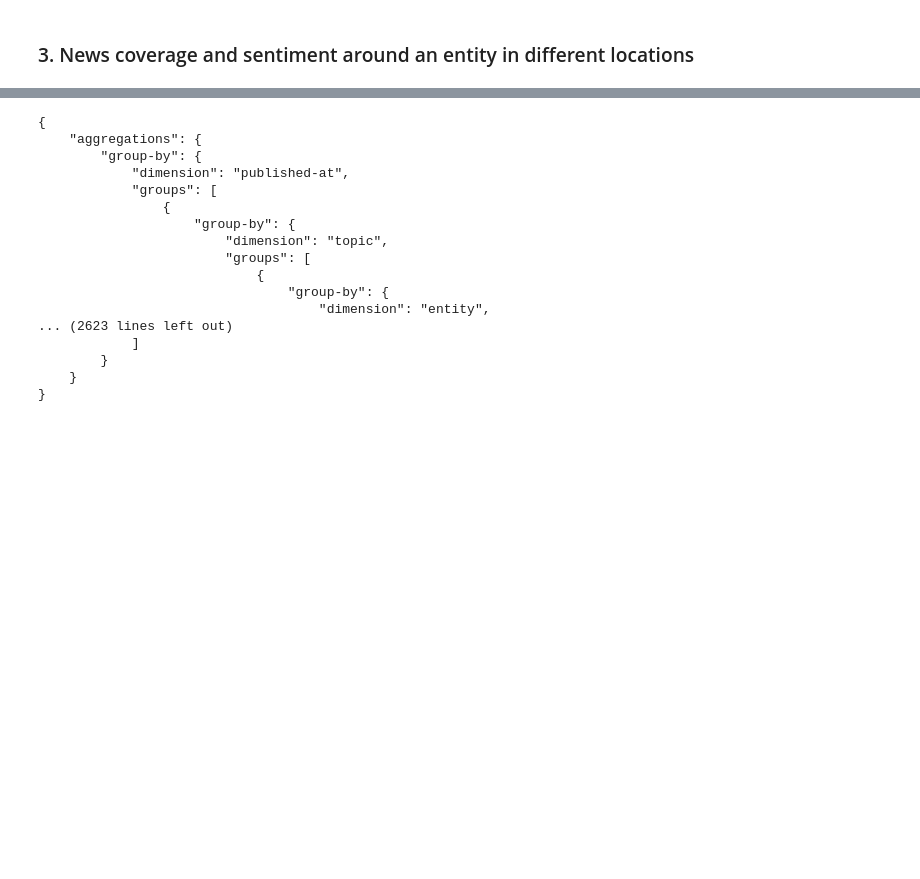
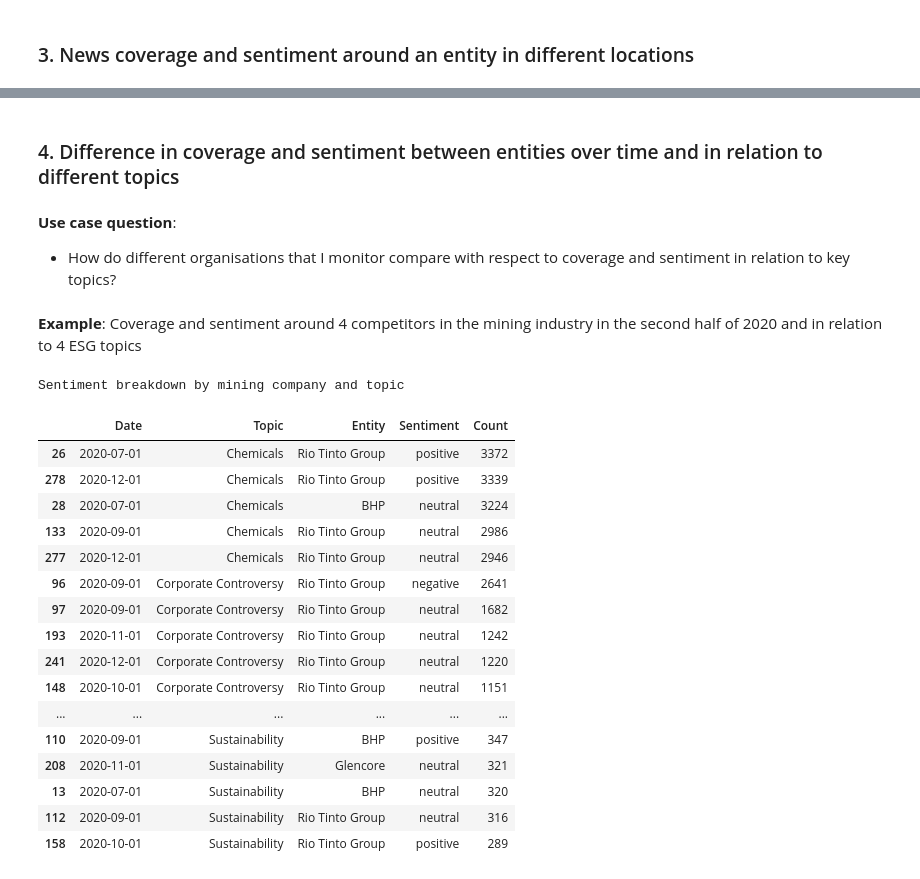
Before and after one commit to signal-ai/signal-api-tools, a Jupyter notebook: notebooks/trends_tutorial.ipynb, the cells around one changed output, grey strips where cells are left out. Cells and saved outputs as stored; diff of their text form; code cells hidden in the pictures; blank space fills up the shorter version.

```diff
--- a/notebooks/trends_tutorial.ipynb
+++ b/notebooks/trends_tutorial.ipynb
@@ -309,3 +402,11 @@ How do different organisations that I monitor compare with respect to coverage a
+# %% [markdown]
+### 4. Difference in coverage and sentiment between entities over time and in relation to different topics
+# %% [markdown]
+**Use case question**:
+
+- How do different organisations that I monitor compare with respect to coverage and sentiment in relation to key topics?
+# %% [markdown]
+**Example**: Coverage and sentiment around 4 competitors in the mining industry in the second half of 2020 and in relation to 4 ESG topics
 # %%
 topics_ids = [
     "22297881-a936-4b51-a880-a7152c8ecc68",
@@ -324,16 +425,15 @@ entity_ids = [
 query = {
     "where": {
         "published-at": {
-            "gte": "2021-01-01",
-            "lte": "2021-01-31"
+            "gte": "2020-07-01",
+            "lte": "2020-12-31"
         }
     },
     "aggregations": {
         "group-by": [
-            # since we are here looking at a particular one-month window, perhaps this time we could use week intervals
             {
                 "dimension": "published-at",
-                "interval": "week"
+                "interval": "month"
             },
             {
                 "dimension": "topic",
@@ -351,24 +451,47 @@ query = {
     }
 }
 
-result = request(json=query).json()
-
-print(json.dumps(result, indent=4, sort_keys=True))
+mining_companies_result = request(json=query).json()
-# %% [output]
-{
-    "aggregations": {
-        "group-by": {
-            "dimension": "published-at",
-            "groups": [
-                {
-                    "group-by": {
-                        "dimension": "topic",
-                        "groups": [
-                            {
-                                "group-by": {
-                                    "dimension": "entity",
-... (2623 lines left out)
-            ]
-        }
-    }
-}
+# %%
+df = json_normalize(
+    mining_companies_result['aggregations']['group-by'],
+    ['groups', 'group-by', 'groups', 'group-by', 'groups', 'group-by', 'groups'],
+    [['groups', 'value'],
+     ['groups', 'group-by', 'groups', 'value'],
+     ['groups', 'group-by', 'groups', 'group-by', 'groups', 'value']],
+    errors='ignore')
+
+df = df.rename(columns={'value': 'Sentiment',
+                        'metrics.document-count': 'Count',
+                        'groups.value': 'Date',
+                        'groups.group-by.groups.value': 'Topic',
+                        'groups.group-by.groups.group-by.groups.value': 'Entity'})
+
+df['Topic'] = df['Topic'].apply(lambda x: x['name'])
+df['Entity'] = df['Entity'].apply(lambda x: x['name'])
+
+df = df.reindex(columns=['Date', 'Topic', 'Entity', 'Sentiment', 'Count'])
+
+# take top 5 rows by document count for each topic
+df = df.sort_values('Count',ascending = False).groupby('Topic').head(5)
+
+df.style.set_caption('Sentiment breakdown by mining company and topic')
+# %% [output]
+Sentiment breakdown by mining company and topic
+|  | Date | Topic | Entity | Sentiment | Count |
+| 26 | 2020-07-01 | Chemicals | Rio Tinto Group | positive | 3372 |
+| 278 | 2020-12-01 | Chemicals | Rio Tinto Group | positive | 3339 |
+| 28 | 2020-07-01 | Chemicals | BHP | neutral | 3224 |
+| 133 | 2020-09-01 | Chemicals | Rio Tinto Group | neutral | 2986 |
+| 277 | 2020-12-01 | Chemicals | Rio Tinto Group | neutral | 2946 |
+| 96 | 2020-09-01 | Corporate Controversy | Rio Tinto Group | negative | 2641 |
+| 97 | 2020-09-01 | Corporate Controversy | Rio Tinto Group | neutral | 1682 |
+| 193 | 2020-11-01 | Corporate Controversy | Rio Tinto Group | neutral | 1242 |
+| 241 | 2020-12-01 | Corporate Controversy | Rio Tinto Group | neutral | 1220 |
+| 148 | 2020-10-01 | Corporate Controversy | Rio Tinto Group | neutral | 1151 |
+| ... | ... | ... | ... | ... | ... |
+| 110 | 2020-09-01 | Sustainability | BHP | positive | 347 |
+| 208 | 2020-11-01 | Sustainability | Glencore | neutral | 321 |
+| 13 | 2020-07-01 | Sustainability | BHP | neutral | 320 |
+| 112 | 2020-09-01 | Sustainability | Rio Tinto Group | neutral | 316 |
+| 158 | 2020-10-01 | Sustainability | Rio Tinto Group | positive | 289 |
```
Also changed, not shown: parts of 33 cells of this notebook.
